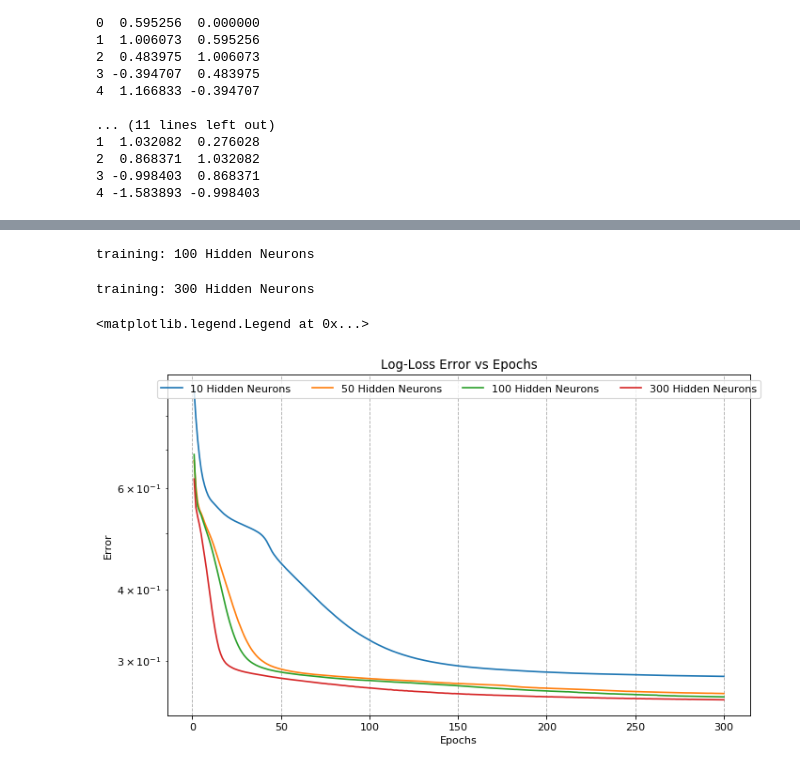
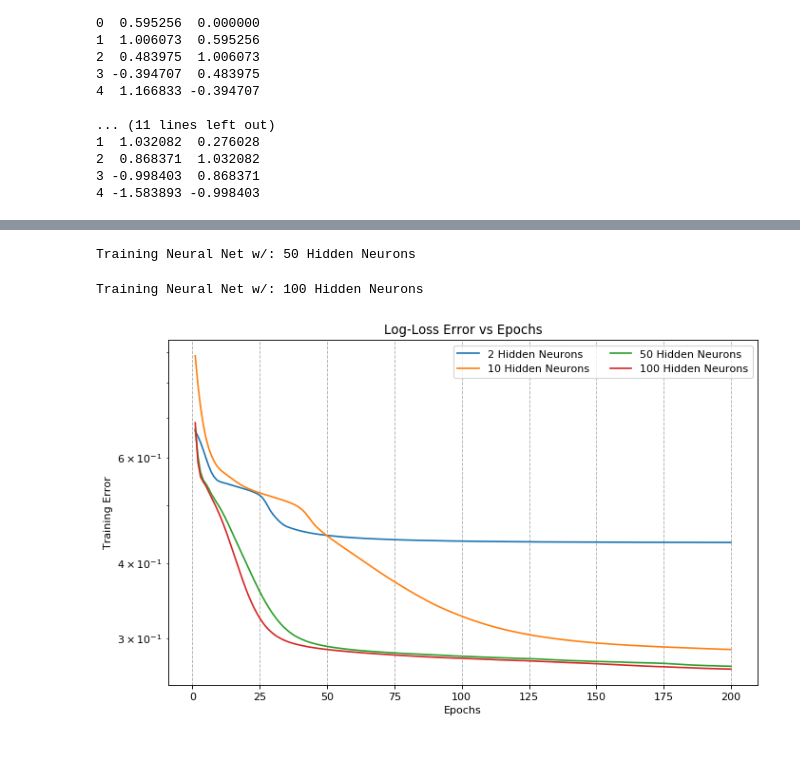
Before and after one commit to SamuelBFG/IA006, a Jupyter notebook: MLPandSVM.ipynb, the cells around one changed output, grey strips where cells are left out. Drawn from its saved outputs; the diff is of its cells as text; code cells hidden in the pictures.

```diff
--- a/MLPandSVM.ipynb
+++ b/MLPandSVM.ipynb
@@ -90,8 +108,8 @@ from sklearn.metrics import log_loss
 
 classifier = MLPClassifier(learning_rate_init=0.01, solver="adam", activation="relu", max_iter=1,
                            verbose=False, random_state=42, warm_start=True)
-classifier.hidden_layer_sizes = (15,)
-epochs = 300
+classifier.hidden_layer_sizes = (20,)
+epochs = 200
 
 errors_train = []
 errors_val = []
@@ -195,26 +200,19 @@ Error: 0.131
 # %%
-params = [{'hidden_layer_sizes': 10},
+params = [{'hidden_layer_sizes': 2},
+          {'hidden_layer_sizes': 10},
           {'hidden_layer_sizes': 50},
-          {'hidden_layer_sizes': 100},
-          {'hidden_layer_sizes': 300},]
+          {'hidden_layer_sizes': 100},]
 
-labels = ["10 Hidden Neurons", "50 Hidden Neurons",
-         "100 Hidden Neurons", "300 Hidden Neurons"]
+labels = ["2 Hidden Neurons", "10 Hidden Neurons",
+         "50 Hidden Neurons", "100 Hidden Neurons"]
 
-plot_args = [{'c': 'red', 'linestyle': '-'},
-            {'c': 'green', 'linestyle': '-'},
-            {'c': 'blue', 'linestyle': '-'},
-            {'c': 'red', 'linestyle': '--'}]
-
-classifier = MLPClassifier(learning_rate_init=0.01, solver="adam", activation="relu", max_iter=1,
-                           verbose=False, random_state=42, warm_start=True)
 
 plt.figure(num=None, figsize=(10, 6), dpi=80, facecolor='w', edgecolor='k')
 for label, param in zip(labels, params):
-    print("training: %s" % label)
+    print("Training Neural Net w/: %s" % label)
     mlp = MLPClassifier(learning_rate_init=0.01, solver="adam", activation="relu", max_iter=1,
                            verbose=False, random_state=42, warm_start=True, **param)
-    epochs = 300
+    epochs = 200
 
     errors_train = []
     errors_val = []
@@ -222,8 +220,6 @@ for label, param in zip(labels, params):
 
 
     for i in range(epochs):
-
-
         errors_train.append(mlp.fit(data_train, data_train_labels).loss_)
 
         y_val_predict = mlp.predict_proba(data_val)
@@ -235,50 +231,11 @@ for label, param in zip(labels, params):
 
     plt.semilogy(range(1, epochs + 1), errors_train, '-')
     plt.xlabel('Epochs')
-    plt.ylabel('Error')
+    plt.ylabel('Training Error')
 
     plt.grid(True, linestyle='--', linewidth=0.8)
     plt.title('Log-Loss Error vs Epochs')
-    #plt.show()
-    #print(errors_train)
-plt.legend(labels, ncol=5, loc="upper center")
-# def plot_on_dataset(X, y, ax, name):
-#     # for each dataset, plot learning for each learning strategy
-#     print("\nlearning on dataset %s" % name)
-#     ax.set_title(name)
-#     X = MinMaxScaler().fit_transform(X)
-#     mlps = []
-#     if name == "digits":
-#         # digits is larger but converges fairly quickly
-#         max_iter = 15
-#     else:
-#         max_iter = 700
 
-#     for label, param in zip(labels, params):
-#         print("training: %s" % label)
-#         mlp = MLPClassifier(verbose=0, random_state=0,
-#                             max_iter=max_iter, **param)
-#         mlp.fit(X, y)
-#         mlps.append(mlp)
-#         print("Training set score: %f" % mlp.score(X, y))
-#         print("Training set loss: %f" % mlp.loss_)
-#     for mlp, label, args in zip(mlps, labels, plot_args):
-#             ax.plot(mlp.loss_curve_, label=label, **args)
-
-
-# fig, axes = plt.subplots(2, 2, figsize=(15, 10))
-# # load / generate some toy datasets
-# iris = datasets.load_iris()
-# digits = datasets.load_digits()
-# data_sets = [(iris.data, iris.target),
-#              (digits.data, digits.target),
-#              datasets.make_circles(noise=0.2, factor=0.5, random_state=1),
-#              datasets.make_moons(noise=0.3, random_state=0)]
-
-# for ax, data, name in zip(axes.ravel(), data_sets, ['iris', 'digits',
-#                                                     'circles', 'moons']):
-#     plot_on_dataset(*data, ax=ax, name=name)
-
-# fig.legend(ax.get_lines(), labels, ncol=3, loc="upper center")
-# plt.show()
+plt.legend(labels, ncol=2, loc="upper right")
+plt.show()
 # %% [output]
@@ -287,4 +244,3 @@ training: 50 Hidden Neurons
-training: 100 Hidden Neurons
+Training Neural Net w/: 50 Hidden Neurons
-training: 300 Hidden Neurons
+Training Neural Net w/: 100 Hidden Neurons
-<matplotlib.legend.Legend at 0x...>
-[figure, old version]
+[figure, new version]
```
Also changed, not shown: parts of 33 cells of this notebook.
